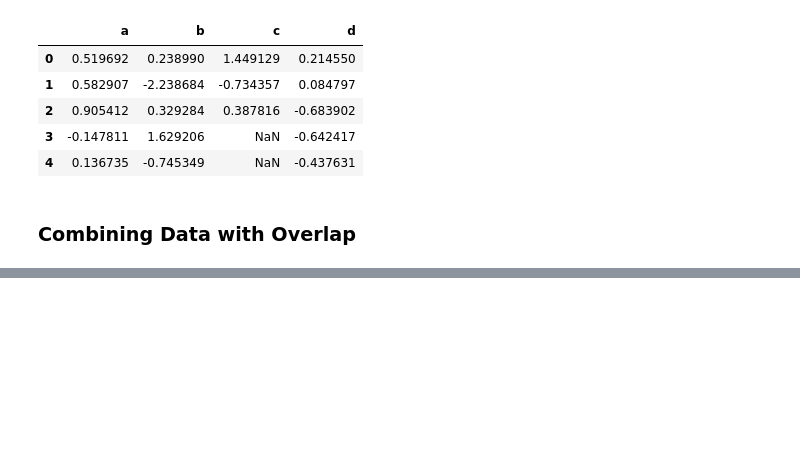
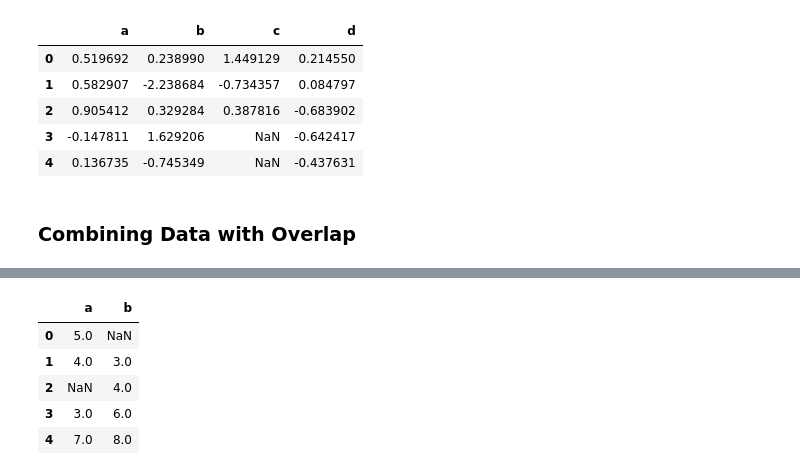
Before and after one commit to JosephKowalski2/WesWrangling, a Jupyter notebook: Chapter8WorkAlong.ipynb, the cells around one changed output, grey strips where cells are left out. Drawn from its saved outputs; the diff is of its cells as text; code cells hidden in the pictures; blank space fills up the shorter version.

```diff
--- a/Chapter8WorkAlong.ipynb
+++ b/Chapter8WorkAlong.ipynb
@@ -745,0 +803,9 @@ pd.concat([df1, df2], ignore_index = True)
+# %%
+df2
+# %% [output]
+|  | a | b |
+| 0 | 5.0 | NaN |
+| 1 | 4.0 | 3.0 |
+| 2 | NaN | 4.0 |
+| 3 | 3.0 | 6.0 |
+| 4 | 7.0 | 8.0 |
```
Also changed, not shown: parts of 13 cells of this notebook.
